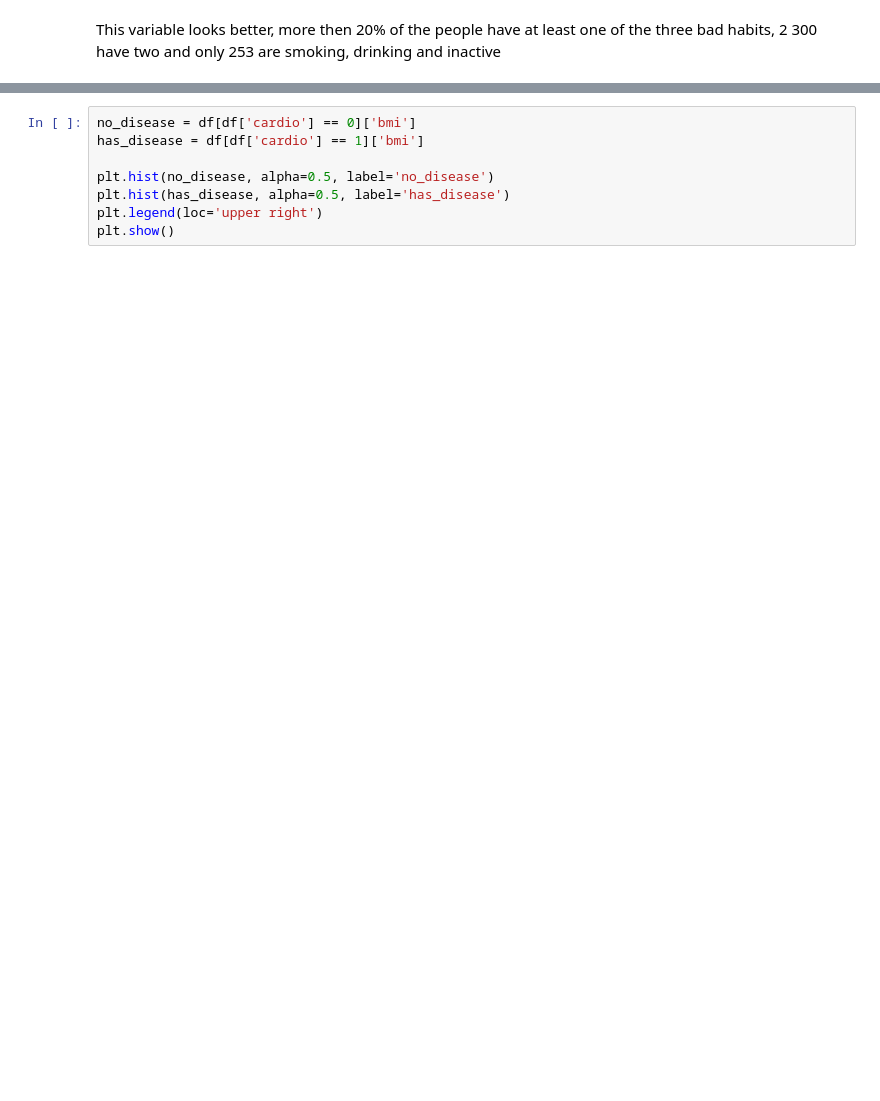
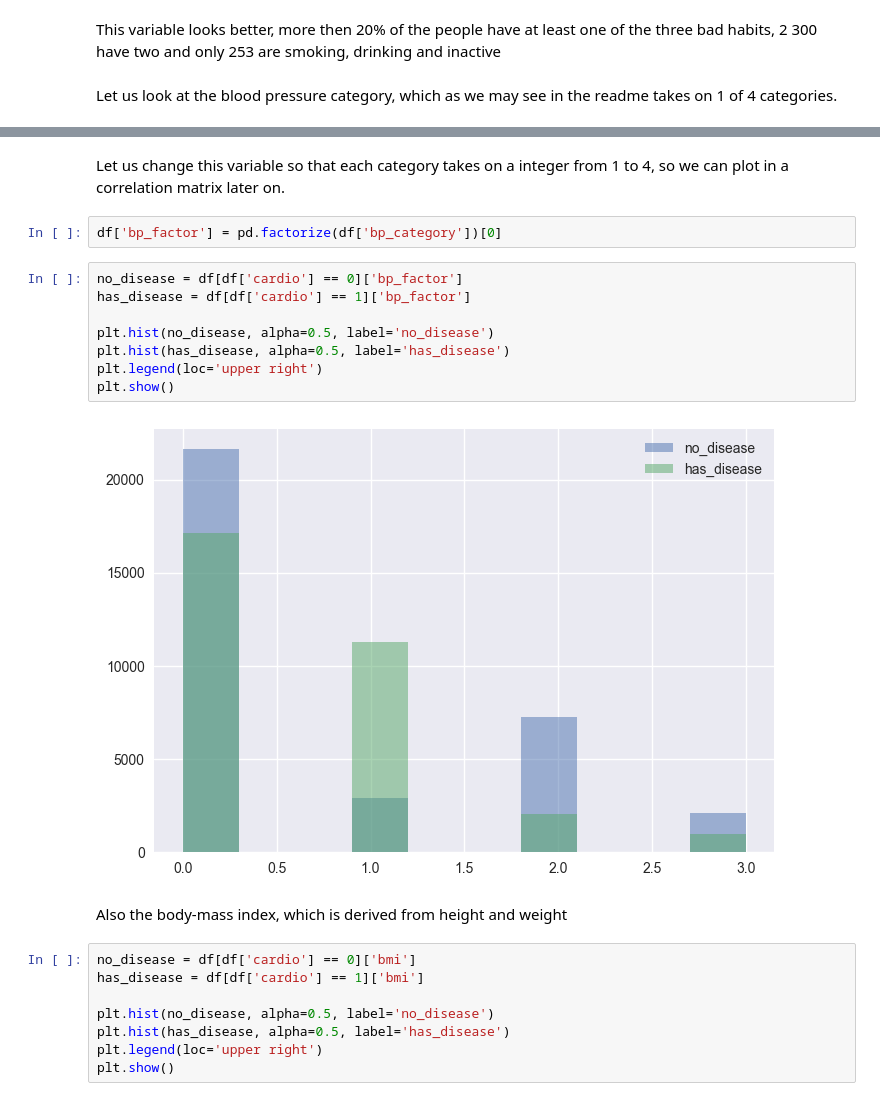
Before and after one commit to DimitriyDashinov/Cardiovascular-Diseases, a Jupyter notebook: Cardio_classification_model.ipynb, the cells around one changed output, grey strips where cells are left out. Saved outputs shown, nothing was run; the diff lists cells and outputs as text; blank space fills up the shorter version.

```diff
--- a/Cardio_classification_model.ipynb
+++ b/Cardio_classification_model.ipynb
@@ -499,5 +484,7 @@ Name: lifestyle, dtype: int64
 # %% [markdown]
 This variable looks better, more then 20% of the people have at least one of the three bad habits, 2 300 have two and only 253 are smoking, drinking and inactive
+# %% [markdown]
+Let us look at the blood pressure category, which as we may see in the readme takes on 1 of 4 categories.
 # %%
 no_disease = df[df['cardio'] == 0]['bp_category']
 has_disease = df[df['cardio'] == 1]['bp_category']
@@ -508,6 +495,22 @@ plt.legend(loc='upper right')
 plt.show()
 # %% [output]
 [figure]
+# %% [markdown]
+Let us change this variable so that each category takes on a integer from 1 to 4, so we can plot in a correlation matrix later on.
+# %%
+df['bp_factor'] = pd.factorize(df['bp_category'])[0]
+# %%
+no_disease = df[df['cardio'] == 0]['bp_factor']
+has_disease = df[df['cardio'] == 1]['bp_factor']
+
+plt.hist(no_disease, alpha=0.5, label='no_disease')
+plt.hist(has_disease, alpha=0.5, label='has_disease')
+plt.legend(loc='upper right')
+plt.show()
+# %% [output]
+[figure, added]
+# %% [markdown]
+Also the body-mass index, which is derived from height and weight
 # %%
 no_disease = df[df['cardio'] == 0]['bmi']
 has_disease = df[df['cardio'] == 1]['bmi']
```
Also changed, not shown: parts of 61 cells of this notebook.
